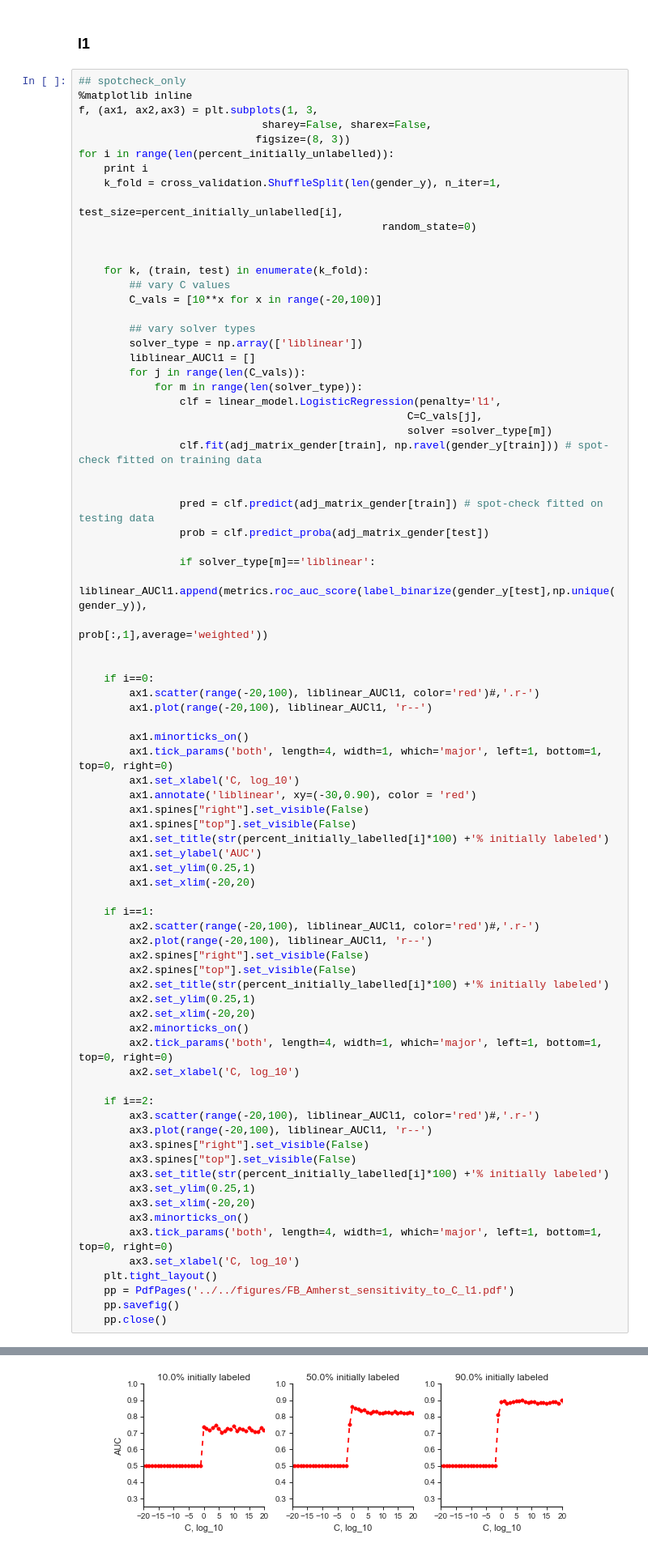
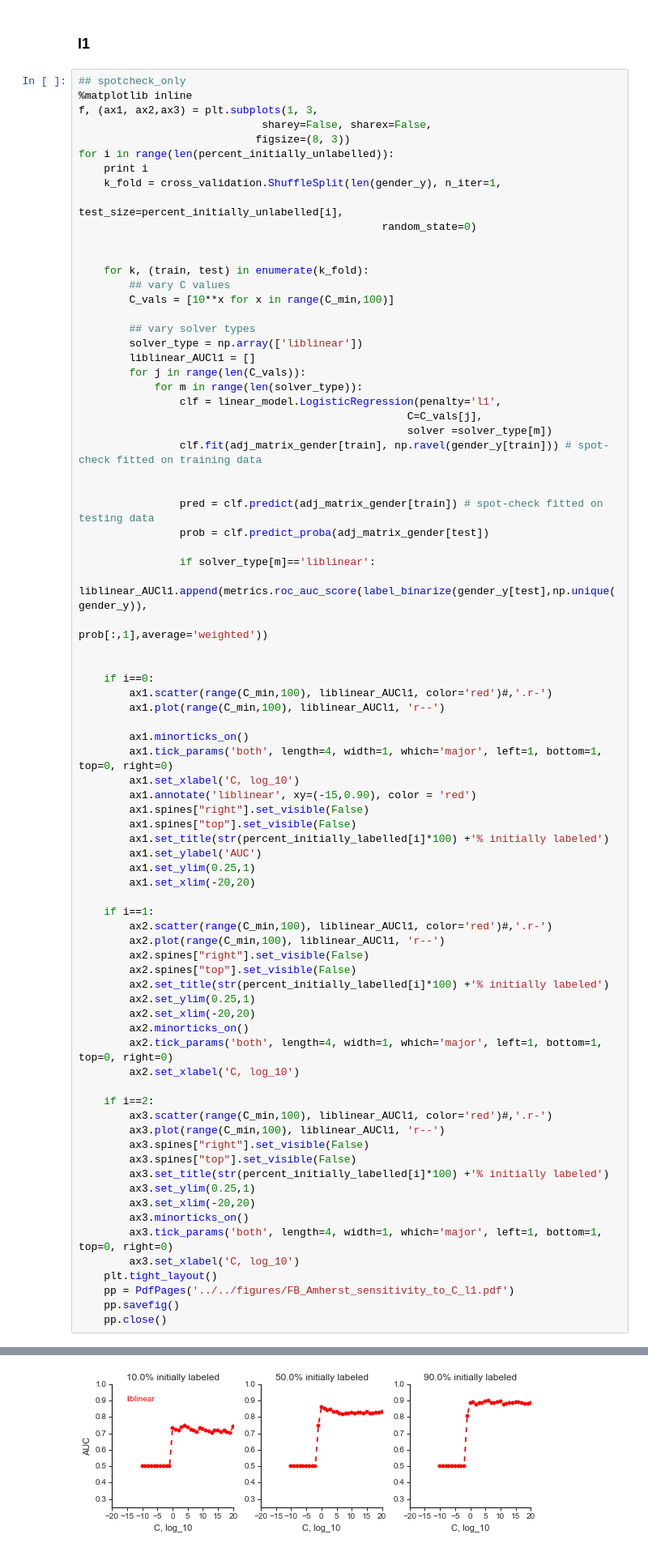
Before and after one commit to kaltenburger/gender_graph_code, a Jupyter notebook: code/0_analyze_FB100_AddHealth/b_Case Study -- Amherst and AddHealth23 Figures.ipynb, the cells around one changed output, grey strips where cells are left out. Shown: that part at 81% size. Saved outputs shown, nothing was run; the diff lists cells and outputs as text.

```diff
--- a/code/0_analyze_FB100_AddHealth/b_Case Study -- Amherst and AddHealth23 Figures.ipynb
+++ b/code/0_analyze_FB100_AddHealth/b_Case Study -- Amherst and AddHealth23 Figures.ipynb
@@ -497,7 +497,7 @@ for i in range(len(percent_initially_unlabelled)):
 
     for k, (train, test) in enumerate(k_fold):
         ## vary C values
-        C_vals = [10**x for x in range(-20,100)]
+        C_vals = [10**x for x in range(C_min,100)]
 
         ## vary solver types
         solver_type = np.array(['liblinear'])
@@ -519,13 +519,13 @@ for i in range(len(percent_initially_unlabelled)):
 
 
     if i==0:
-        ax1.scatter(range(-20,100), liblinear_AUCl1, color='red')#,'.r-')
-        ax1.plot(range(-20,100), liblinear_AUCl1, 'r--')
+        ax1.scatter(range(C_min,100), liblinear_AUCl1, color='red')#,'.r-')
+        ax1.plot(range(C_min,100), liblinear_AUCl1, 'r--')
 
         ax1.minorticks_on()
         ax1.tick_params('both', length=4, width=1, which='major', left=1, bottom=1, top=0, right=0)
         ax1.set_xlabel('C, log_10')
-        ax1.annotate('liblinear', xy=(-30,0.90), color = 'red')
+        ax1.annotate('liblinear', xy=(-15,0.90), color = 'red')
         ax1.spines["right"].set_visible(False)
         ax1.spines["top"].set_visible(False)
         ax1.set_title(str(percent_initially_labelled[i]*100) +'% initially labeled')
@@ -533,38 +533,38 @@ for i in range(len(percent_initially_unlabelled)):
         ax1.set_ylim(0.25,1)
         ax1.set_xlim(-20,20)
 
     if i==1:
-        ax2.scatter(range(-20,100), liblinear_AUCl1, color='red')#,'.r-')
-        ax2.plot(range(-20,100), liblinear_AUCl1, 'r--')
+        ax2.scatter(range(C_min,100), liblinear_AUCl1, color='red')#,'.r-')
+        ax2.plot(range(C_min,100), liblinear_AUCl1, 'r--')
         ax2.spines["right"].set_visible(False)
         ax2.spines["top"].set_visible(False)
         ax2.set_title(str(percent_initially_labelled[i]*100) +'% initially labeled')
         ax2.set_ylim(0.25,1)
         ax2.set_xlim(-20,20)
         ax2.minorticks_on()
         ax2.tick_params('both', length=4, width=1, which='major', left=1, bottom=1, top=0, right=0)
         ax2.set_xlabel('C, log_10')
 
     if i==2:
-        ax3.scatter(range(-20,100), liblinear_AUCl1, color='red')#,'.r-')
-        ax3.plot(range(-20,100), liblinear_AUCl1, 'r--')
+        ax3.scatter(range(C_min,100), liblinear_AUCl1, color='red')#,'.r-')
+        ax3.plot(range(C_min,100), liblinear_AUCl1, 'r--')
         ax3.spines["right"].set_visible(False)
         ax3.spines["top"].set_visible(False)
         ax3.set_title(str(percent_initially_labelled[i]*100) +'% initially labeled')
         ax3.set_ylim(0.25,1)
         ax3.set_xlim(-20,20)
         ax3.minorticks_on()
         ax3.tick_params('both', length=4, width=1, which='major', left=1, bottom=1, top=0, right=0)
         ax3.set_xlabel('C, log_10')
     plt.tight_layout()
     pp = PdfPages('../../figures/FB_Amherst_sensitivity_to_C_l1.pdf')
     pp.savefig()
     pp.close()
 # %% [output]
 0
 1
 2
-[figure, old version]
+[figure, new version]
 # %% [markdown]
 ## SI Figure S7. separability on Amherst College
 # %%
```
Also changed, not shown: 1 other file.
